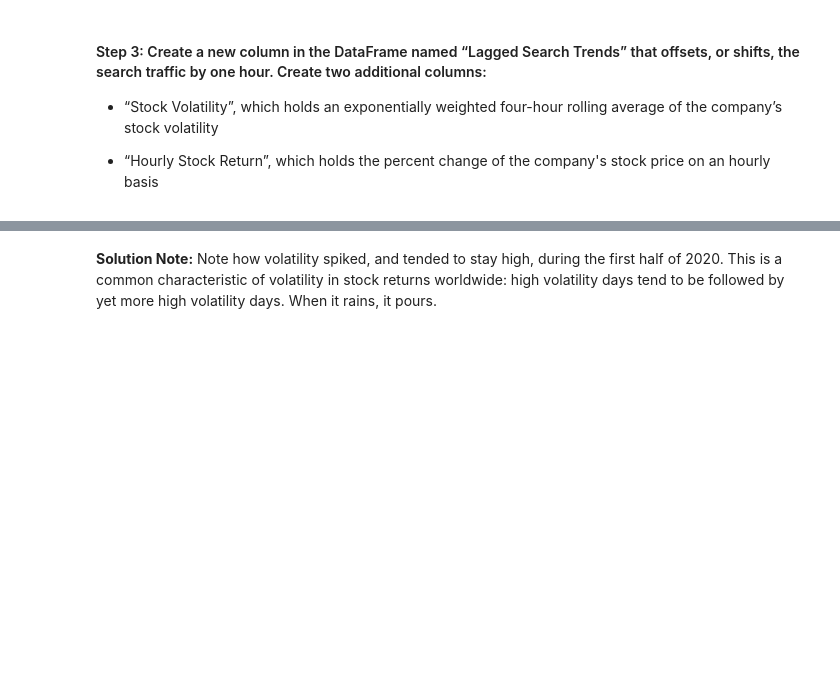
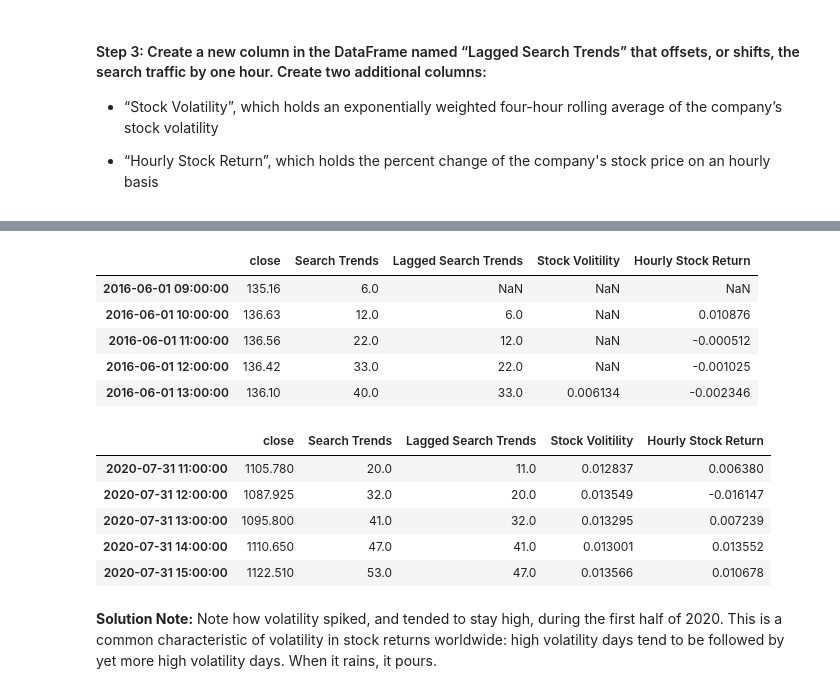
Before and after one commit to Philklim72/prophet_challenge, a Jupyter notebook: forecasting_net_prophet.ipynb, the cells around one changed output, grey strips where cells are left out. Drawn from its saved outputs; the diff is of its cells as text; code cells hidden in the pictures; blank space fills up the shorter version.

```diff
--- a/forecasting_net_prophet.ipynb
+++ b/forecasting_net_prophet.ipynb
@@ -416,2 +427,24 @@ TypeError: cannot do slice indexing on DatetimeIndex with these indexers [1] of
+# %%
+# Create a new column in the mercado_stock_trends_df DataFrame called Hourly Stock Return
+# This column should calculate hourly return percentage of the closing price
+
+mercado_stock_trends_df['Hourly Stock Return']=mercado_stock_trends_df['close'].pct_change()
+
+
+display(mercado_stock_trends_df.head())
+display(mercado_stock_trends_df.tail())
+# %% [output]
+|  | close | Search Trends | Lagged Search Trends | Stock Volitility | Hourly Stock Return |
+| 2016-06-01 09:00:00 | 135.16 | 6.0 | NaN | NaN | NaN |
+| 2016-06-01 10:00:00 | 136.63 | 12.0 | 6.0 | NaN | 0.010876 |
+| 2016-06-01 11:00:00 | 136.56 | 22.0 | 12.0 | NaN | -0.000512 |
+| 2016-06-01 12:00:00 | 136.42 | 33.0 | 22.0 | NaN | -0.001025 |
+| 2016-06-01 13:00:00 | 136.10 | 40.0 | 33.0 | 0.006134 | -0.002346 |
+|  | close | Search Trends | Lagged Search Trends | Stock Volitility | Hourly Stock Return |
+| 2020-07-31 11:00:00 | 1105.780 | 20.0 | 11.0 | 0.012837 | 0.006380 |
+| 2020-07-31 12:00:00 | 1087.925 | 32.0 | 20.0 | 0.013549 | -0.016147 |
+| 2020-07-31 13:00:00 | 1095.800 | 41.0 | 32.0 | 0.013295 | 0.007239 |
+| 2020-07-31 14:00:00 | 1110.650 | 47.0 | 41.0 | 0.013001 | 0.013552 |
+| 2020-07-31 15:00:00 | 1122.510 | 53.0 | 47.0 | 0.013566 | 0.010678 |
 # %% [markdown]
 **Solution Note:** Note how volatility spiked, and tended to stay high, during the first half of 2020. This is a common characteristic of volatility in stock returns worldwide: high volatility days tend to be followed by yet more high volatility days. When it rains, it pours.
```
Also changed, not shown: parts of 12 cells of this notebook.
